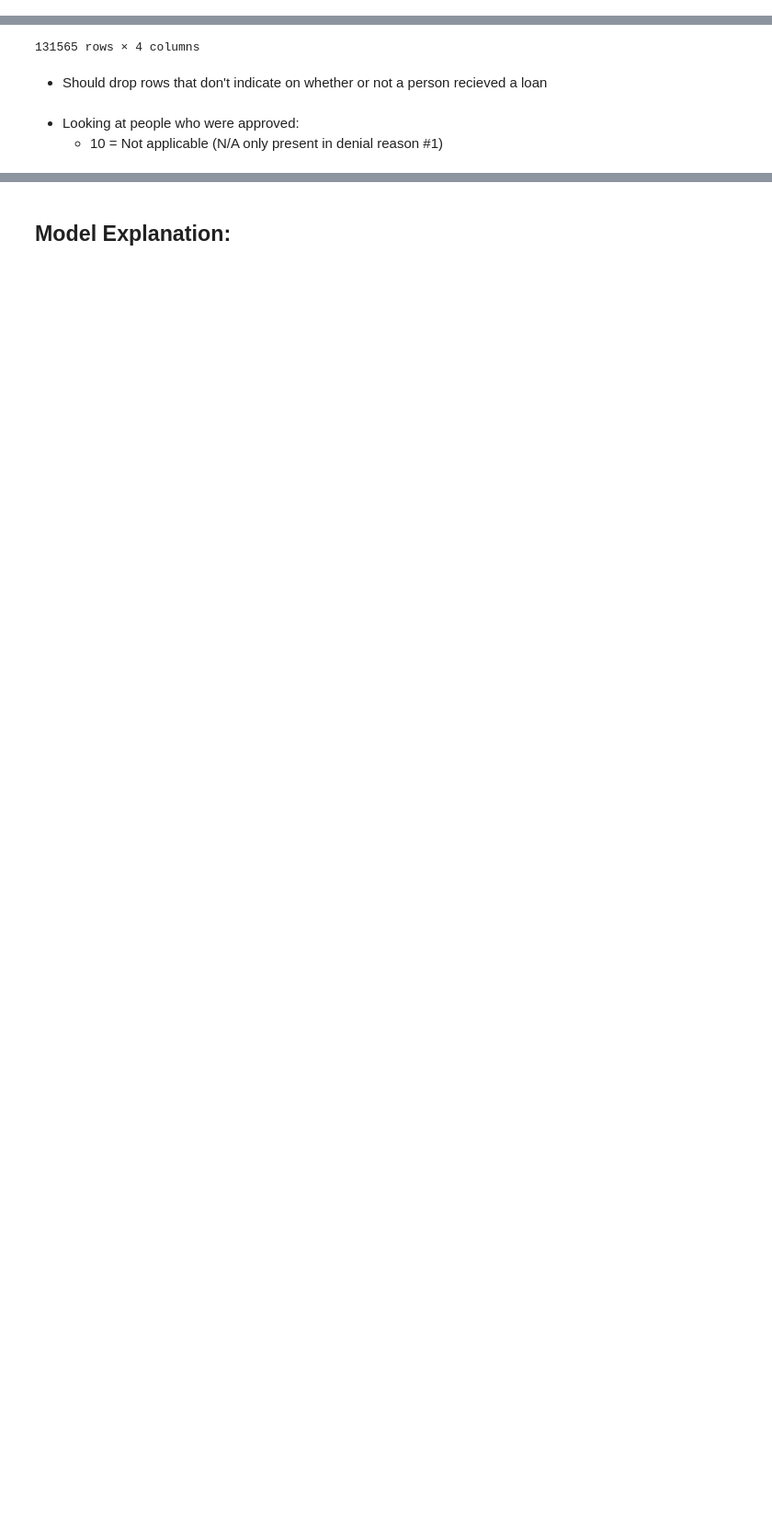
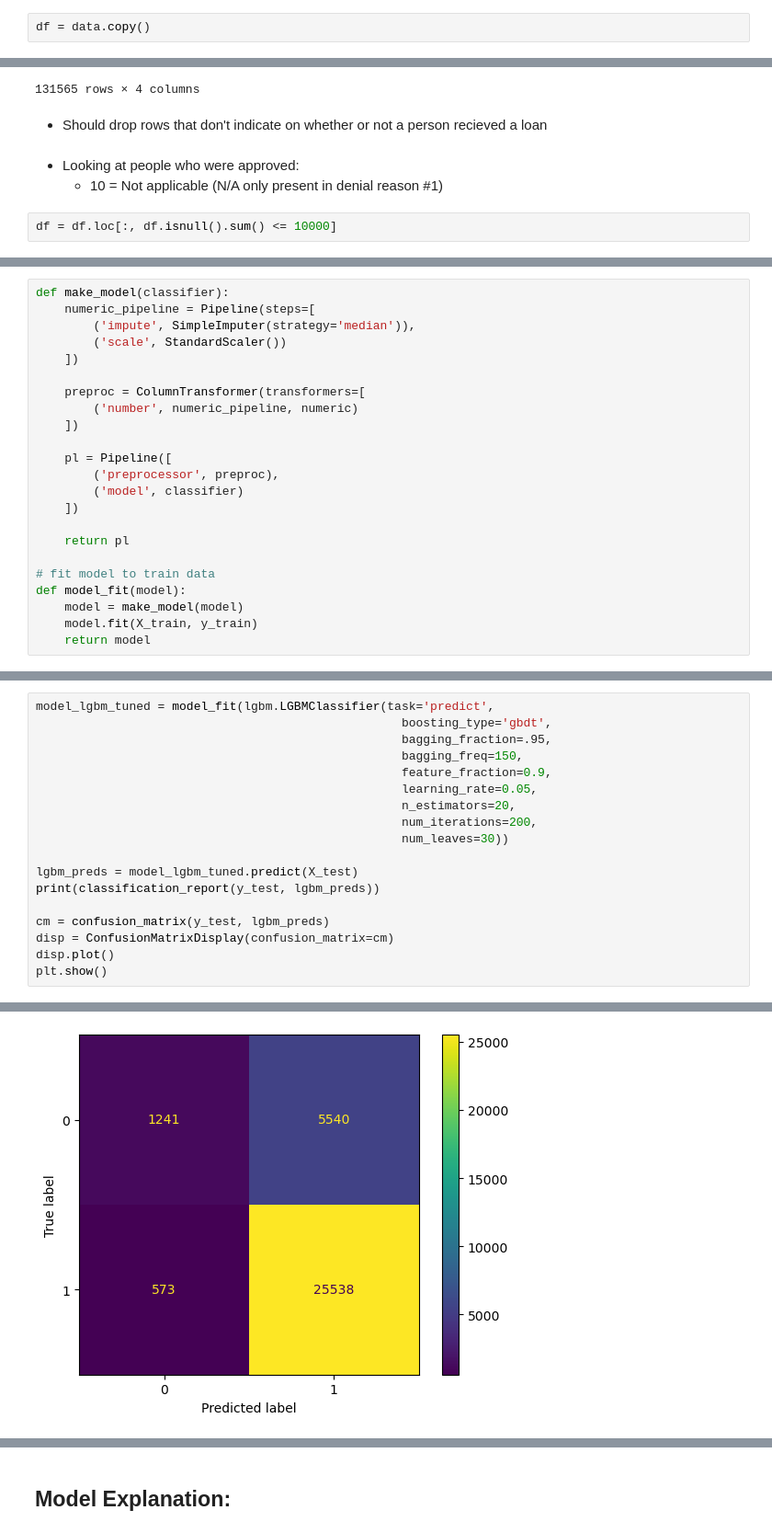
Before and after one commit to BrandonDioneda/CSE158---Loan-Predictor, a Jupyter notebook: a2.ipynb, the cells around one changed output, grey strips where cells are left out. Shown at 92% size. Cells and saved outputs as stored; diff of their text form; blank space fills up the shorter version.

Commit message:
prediction task

```diff
--- a/a2.ipynb
+++ b/a2.ipynb
@@ -9,3 +26,5 @@ df = pd.read_csv(file_path)
+# %%
+df = data.copy()
 # %%
 df.head()
 # %% [output]
@@ -159,3 +178,5 @@ df[['denial_reason_1', 'denial_reason_2', 'denial_reason_3', 'denial_reason_4']]
 # %% [markdown]
 - Looking at people who were approved:
     - 10 = Not applicable (N/A only present in denial reason #1)
+# %%
+df = df.loc[:, df.isnull().sum() <= 10000]
@@ -166,0 +245,23 @@ np.sum(df.got_loan)
+# %%
+def make_model(classifier):
+    numeric_pipeline = Pipeline(steps=[
+        ('impute', SimpleImputer(strategy='median')),
+        ('scale', StandardScaler())
+    ])
+
+    preproc = ColumnTransformer(transformers=[
+        ('number', numeric_pipeline, numeric)
+    ])
+
+    pl = Pipeline([
+        ('preprocessor', preproc),
+        ('model', classifier)
+    ])
+
+    return pl
+
+# fit model to train data
+def model_fit(model):
+    model = make_model(model)
+    model.fit(X_train, y_train)
+    return model
@@ -166,0 +333,19 @@ np.sum(df.got_loan)
+# %%
+model_lgbm_tuned = model_fit(lgbm.LGBMClassifier(task='predict',
+                                                   boosting_type='gbdt',
+                                                   bagging_fraction=.95,
+                                                   bagging_freq=150,
+                                                   feature_fraction=0.9,
+                                                   learning_rate=0.05,
+                                                   n_estimators=20,
+                                                   num_iterations=200,
+                                                   num_leaves=30))
+
+lgbm_preds = model_lgbm_tuned.predict(X_test)
+print(classification_report(y_test, lgbm_preds))
+
+cm = confusion_matrix(y_test, lgbm_preds)
+disp = ConfusionMatrixDisplay(confusion_matrix=cm)
+disp.plot()
+plt.show()
+# %% [output]
@@ -166,0 +369 @@ np.sum(df.got_loan)
+[figure, added]
```
Also changed, not shown: parts of 13 cells of this notebook.
